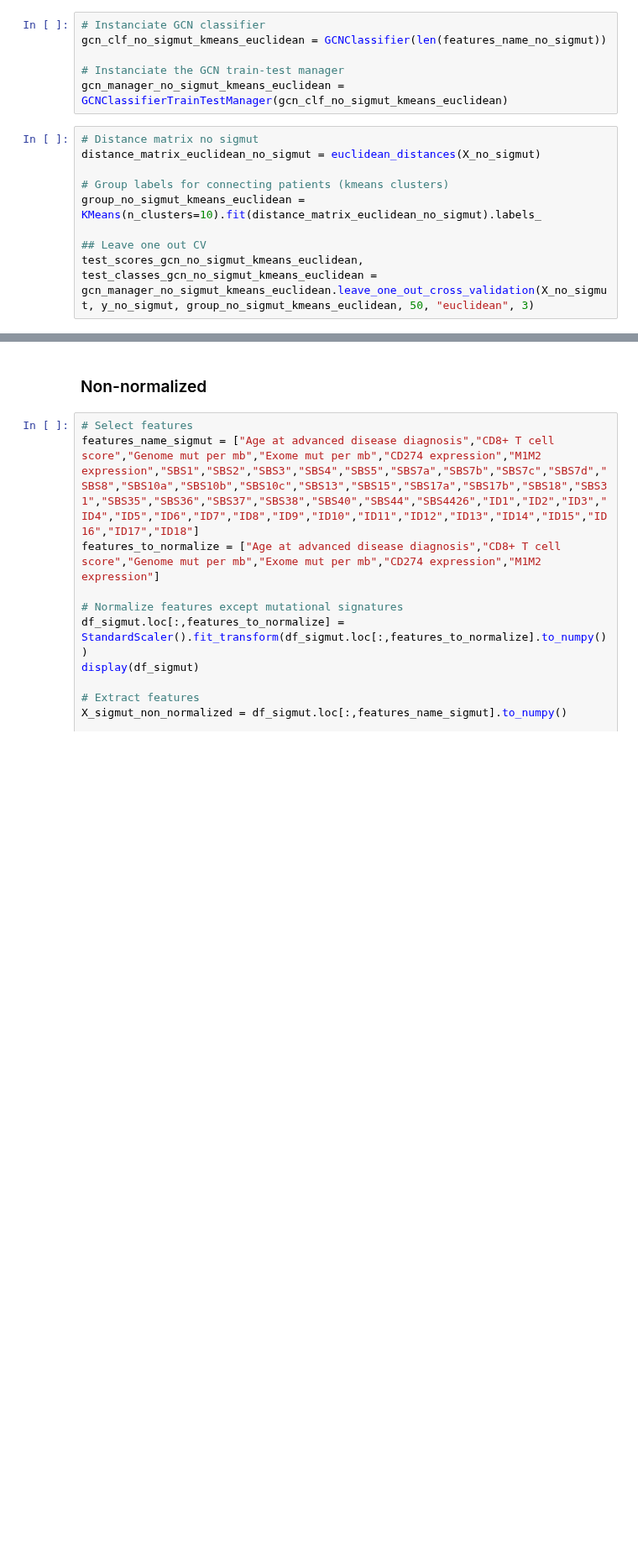
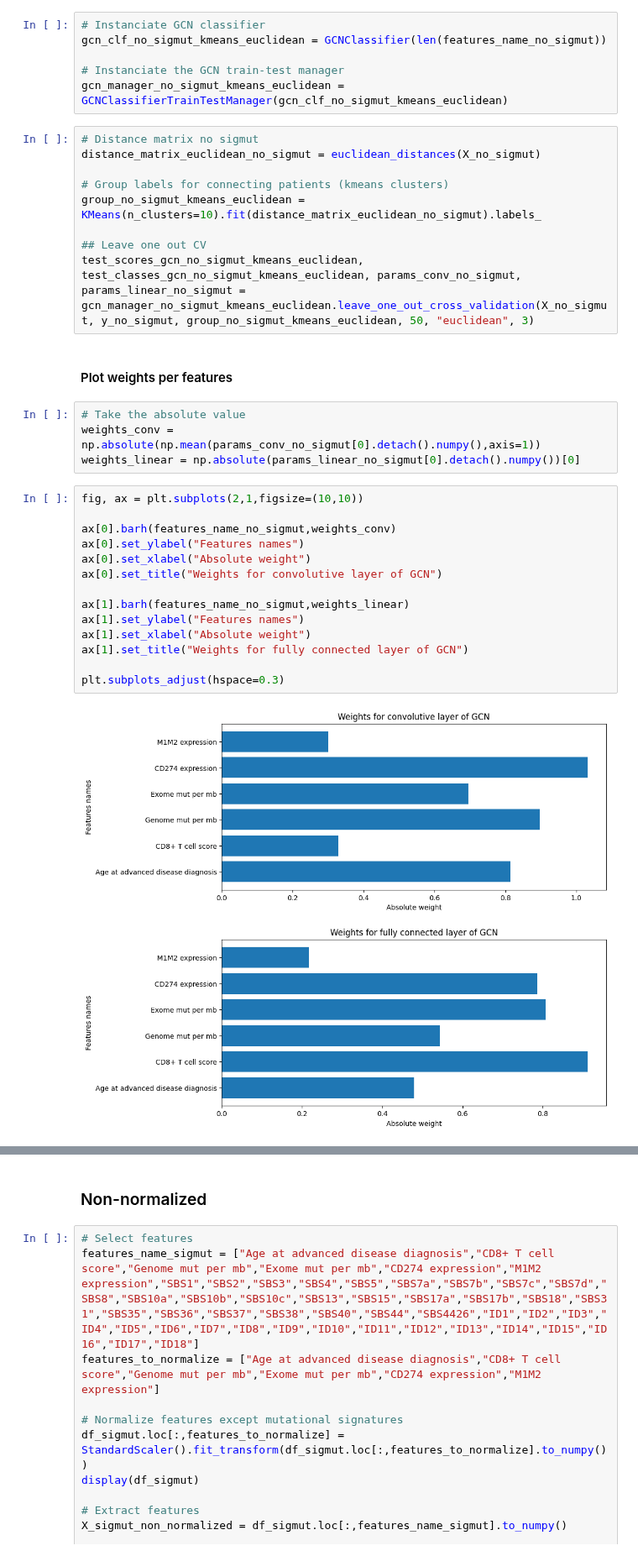
Before and after one commit to Arthur8754/mutational-signatures, a Jupyter notebook: comparisons.ipynb, the cells around one changed output, grey strips where cells are left out. Shown at 84% size. Saved outputs shown, nothing was run; the diff lists cells and outputs as text; blank space fills up the shorter version.

```diff
--- a/comparisons.ipynb
+++ b/comparisons.ipynb
@@ -68,4 +68,26 @@ distance_matrix_euclidean_no_sigmut = euclidean_distances(X_no_sigmut)
 group_no_sigmut_kmeans_euclidean = KMeans(n_clusters=10).fit(distance_matrix_euclidean_no_sigmut).labels_
 
 ## Leave one out CV
-test_scores_gcn_no_sigmut_kmeans_euclidean, test_classes_gcn_no_sigmut_kmeans_euclidean = gcn_manager_no_sigmut_kmeans_euclidean.leave_one_out_cross_validation(X_no_sigmut, y_no_sigmut, group_no_sigmut_kmeans_euclidean, 50, "euclidean", 3)
+test_scores_gcn_no_sigmut_kmeans_euclidean, test_classes_gcn_no_sigmut_kmeans_euclidean, params_conv_no_sigmut, params_linear_no_sigmut = gcn_manager_no_sigmut_kmeans_euclidean.leave_one_out_cross_validation(X_no_sigmut, y_no_sigmut, group_no_sigmut_kmeans_euclidean, 50, "euclidean", 3)
+# %% [markdown]
+#### Plot weights per features
+# %%
+# Take the absolute value
+weights_conv = np.absolute(np.mean(params_conv_no_sigmut[0].detach().numpy(),axis=1))
+weights_linear = np.absolute(params_linear_no_sigmut[0].detach().numpy())[0]
+# %%
+fig, ax = plt.subplots(2,1,figsize=(10,10))
+
+ax[0].barh(features_name_no_sigmut,weights_conv)
+ax[0].set_ylabel("Features names")
+ax[0].set_xlabel("Absolute weight")
+ax[0].set_title("Weights for convolutive layer of GCN")
+
+ax[1].barh(features_name_no_sigmut,weights_linear)
+ax[1].set_ylabel("Features names")
+ax[1].set_xlabel("Absolute weight")
+ax[1].set_title("Weights for fully connected layer of GCN")
+
+plt.subplots_adjust(hspace=0.3)
+# %% [output]
+[figure, added]
```
Also changed, not shown: parts of 10 cells of this notebook, 1 other file.
